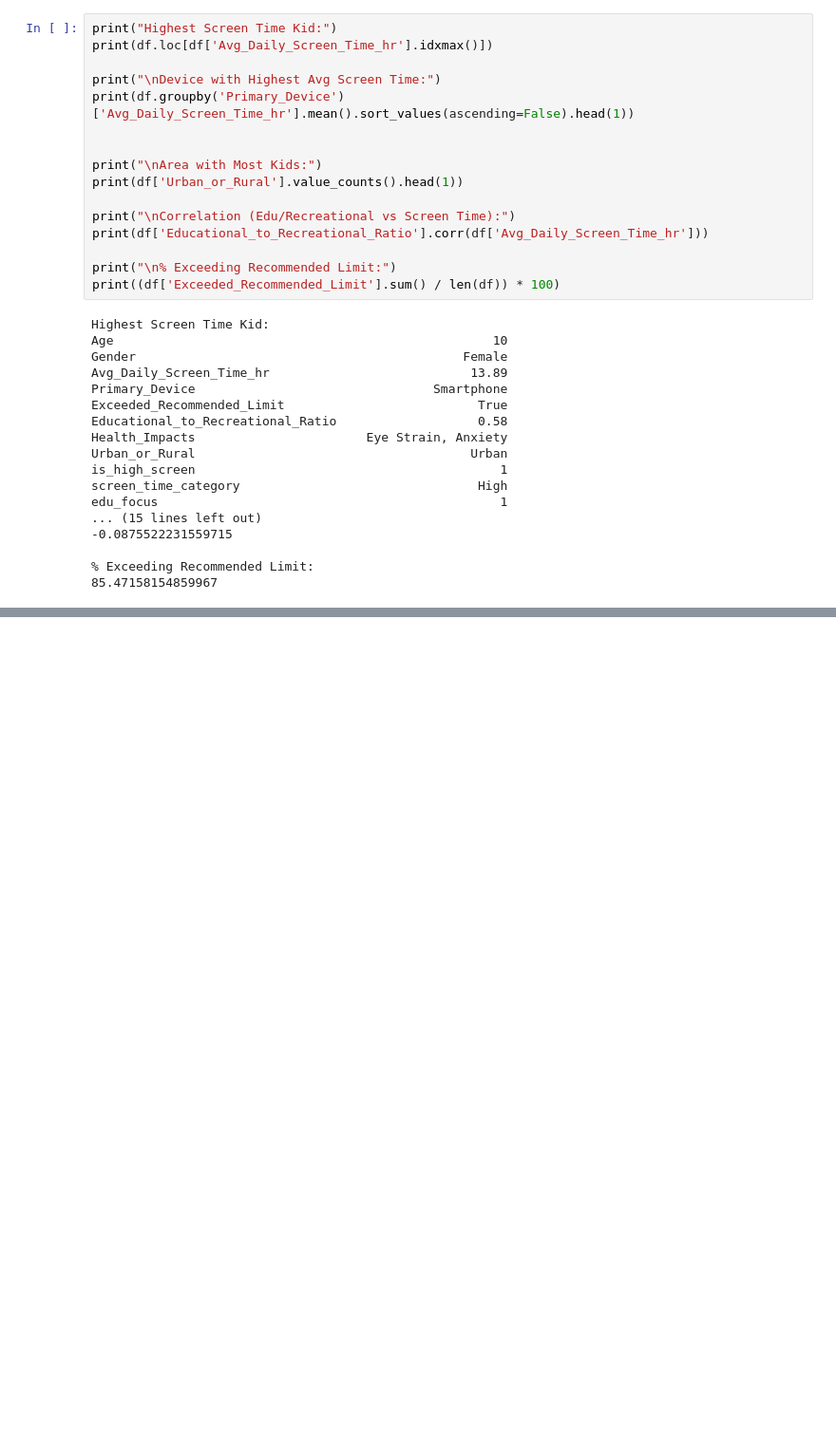
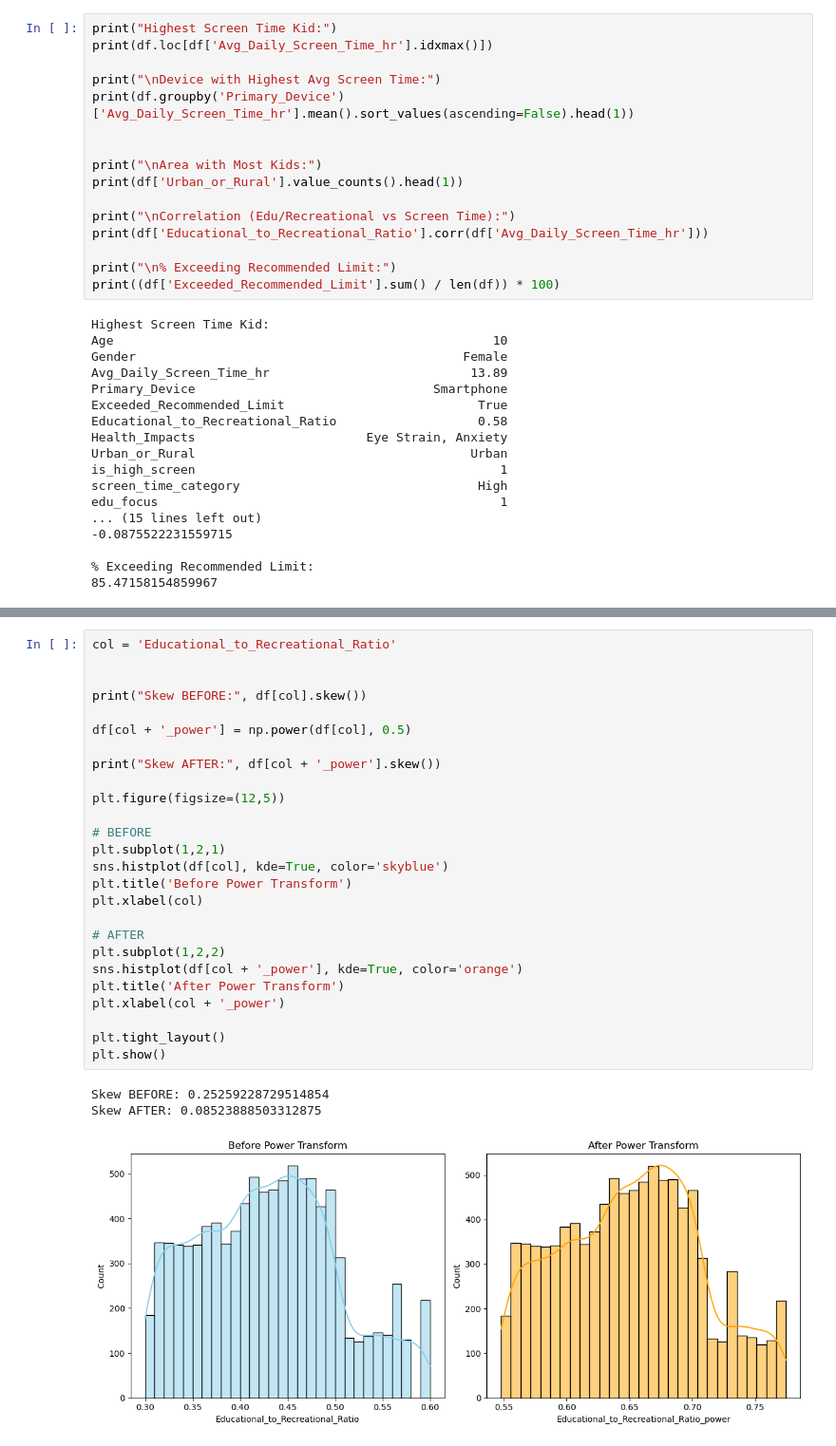
Before and after one commit to Nandhanaa-Mathesvaran/kids-screentime, a Jupyter notebook: SEP30.ipynb, the cells around one changed output, grey strips where cells are left out. Shown: that part at 95% size. Saved outputs shown, nothing was run; the diff lists cells and outputs as text; blank space fills up the shorter version.

```diff
--- a/SEP30.ipynb
+++ b/SEP30.ipynb
@@ -353,0 +365,30 @@ edu_focus                                              1
+# %%
+col = 'Educational_to_Recreational_Ratio'
+
+
+print("Skew BEFORE:", df[col].skew())
+
+df[col + '_power'] = np.power(df[col], 0.5)
+
+print("Skew AFTER:", df[col + '_power'].skew())
+
+plt.figure(figsize=(12,5))
+
+# BEFORE
+plt.subplot(1,2,1)
+sns.histplot(df[col], kde=True, color='skyblue')
+plt.title('Before Power Transform')
+plt.xlabel(col)
+
+# AFTER
+plt.subplot(1,2,2)
+sns.histplot(df[col + '_power'], kde=True, color='orange')
+plt.title('After Power Transform')
+plt.xlabel(col + '_power')
+
+plt.tight_layout()
+plt.show()
+# %% [output]
+Skew BEFORE: 0.25259228729514854
+Skew AFTER: 0.08523888503312875
+[figure, added]
```
Also changed, not shown: parts of 4 cells of this notebook.
